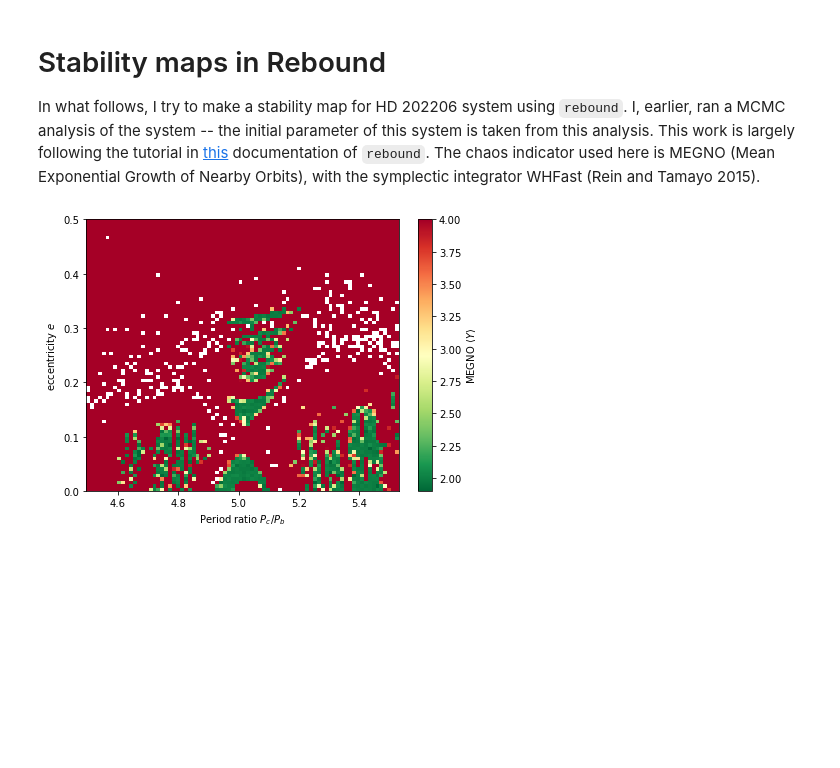
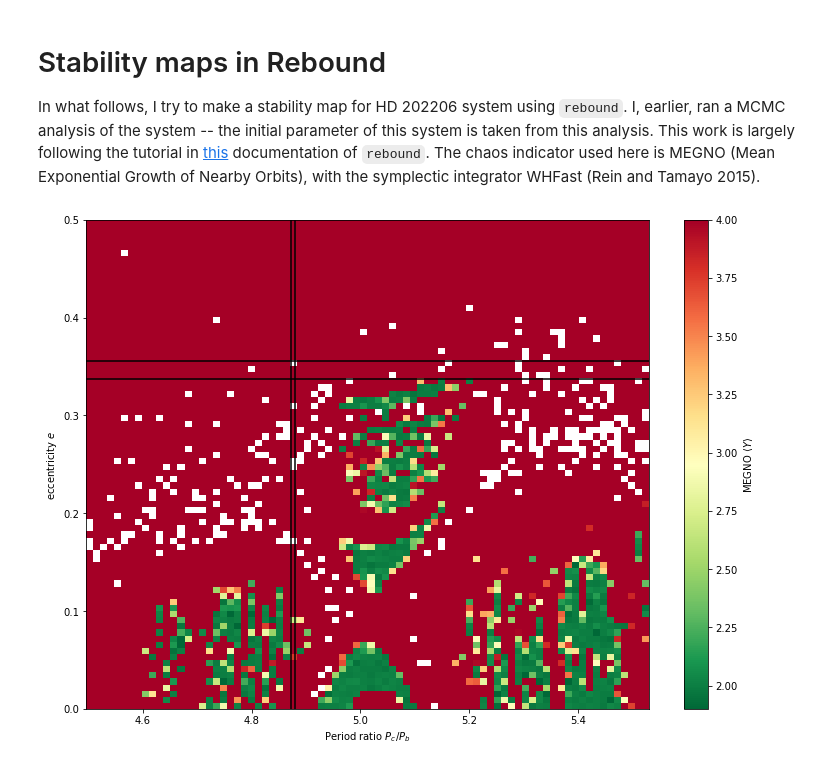
Before and after one commit to Jayshil/planetary-dynamics, a Jupyter notebook: stability_maps.ipynb, the cells around one changed output. Cells and saved outputs as stored; diff of their text form; code cells hidden in the pictures; blank space fills up the shorter version.

Commit message:
Plotted figure properly

```diff
--- a/stability_maps.ipynb
+++ b/stability_maps.ipynb
@@ -75,15 +75,21 @@ pool = InterruptiblePool()
 results = pool.map(simulation,parameters)
 # %%
 results2d = np.array(results).reshape(Ngrid,Ngrid)
-fig = plt.figure(figsize=(7,5))
+fig = plt.figure(figsize=(12.6,9))
 ax = plt.subplot(111)
 extent = [pbpc(min(par_a)), pbpc(max(par_a)), min(par_e), max(par_e)]
 ax.set_xlim(extent[0],extent[1])
 ax.set_xlabel("Period ratio $P_c/P_b$")
 ax.set_ylim(extent[2],extent[3])
 ax.set_ylabel("eccentricity $e$")
 im = ax.imshow(results2d, interpolation="none", vmin=1.9, vmax=4, cmap="RdYlGn_r", origin="lower", aspect='auto', extent=extent)
+# MCMC lines overplotted
+plt.axvline(4.872318737572123, color='black')
+plt.axvline(4.879469563949005, color='black')
+plt.axhline(0.33706, color='black')
+plt.axhline(0.35544, color='black')
+#
 cb = plt.colorbar(im, ax=ax)
 cb.set_label("MEGNO $\\langle Y \\rangle$")
 # %% [output]
-[figure, old version]
+[figure, new version]
```
